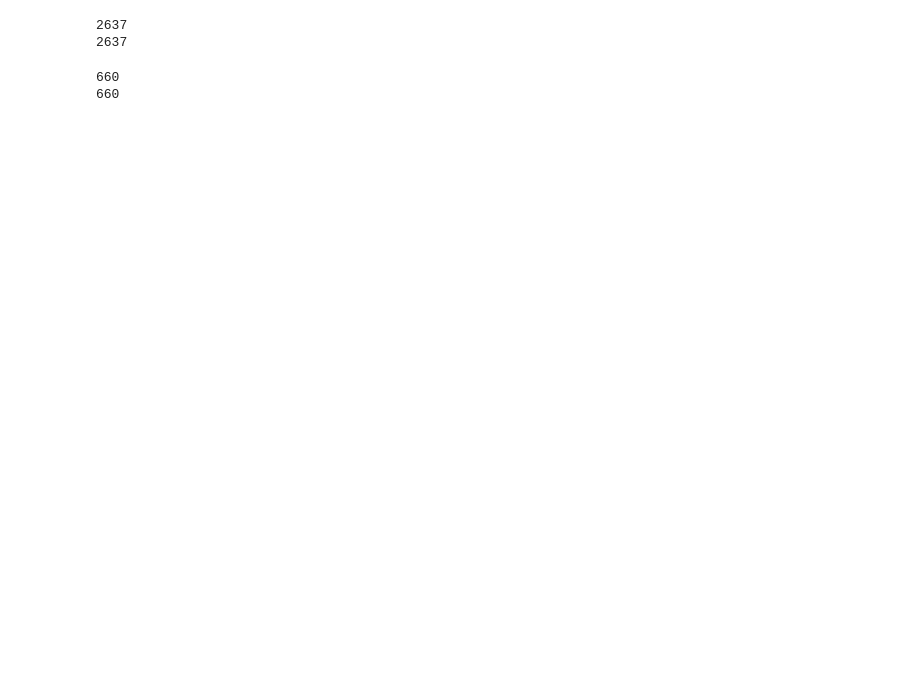
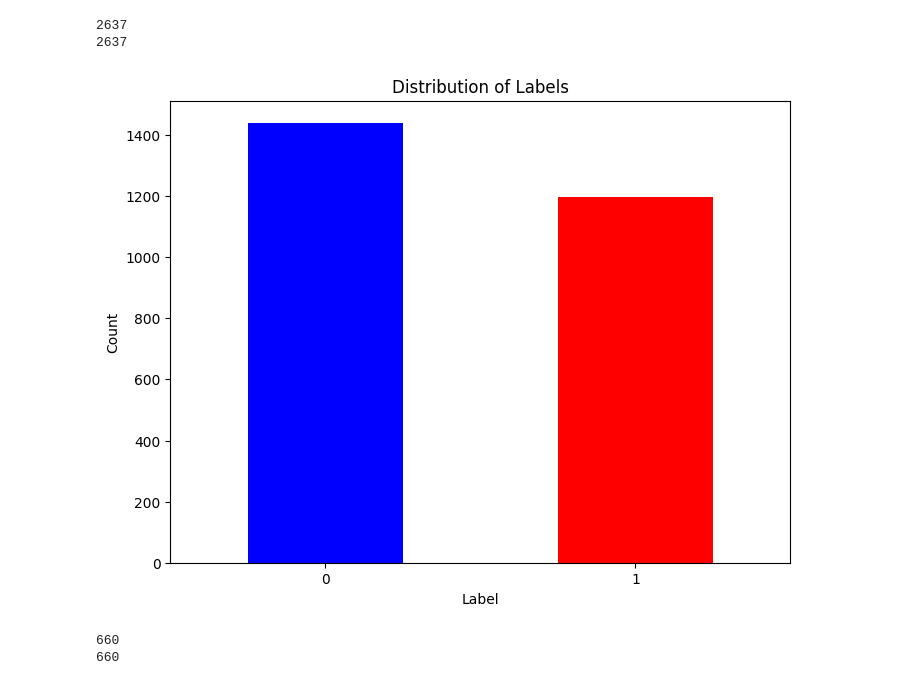
Before and after one commit to rhit-trudtoj/PersonalProjects, a Jupyter notebook: image-recognition-practice/skin-cancer-identifier/skin-cancer-identifier.ipynb, the cells around one changed output. Saved outputs shown, nothing was run; the diff lists cells and outputs as text; code cells hidden in the pictures; blank space fills up the shorter version.

```diff
--- a/image-recognition-practice/skin-cancer-identifier/skin-cancer-identifier.ipynb
+++ b/image-recognition-practice/skin-cancer-identifier/skin-cancer-identifier.ipynb
@@ -197,6 +141,22 @@ print(len(train_labels))
 # %% [output]
 2637
 2637
+# %%
+df = pd.DataFrame(train_labels, columns=['Label'])
+
+# Count the occurrences of each label
+label_counts = df['Label'].value_counts()
+
+# Plot the distribution
+plt.figure(figsize=(8, 6))
+label_counts.plot(kind='bar', color=['blue', 'red'])
+plt.title('Distribution of Labels')
+plt.xlabel('Label')
+plt.ylabel('Count')
+plt.xticks(rotation=0)
+plt.show()
+# %% [output]
+[figure, added]
 # %%
 test_images = []
 test_labels = []
```
Also changed, not shown: parts of 41 cells of this notebook, 4 other files.
